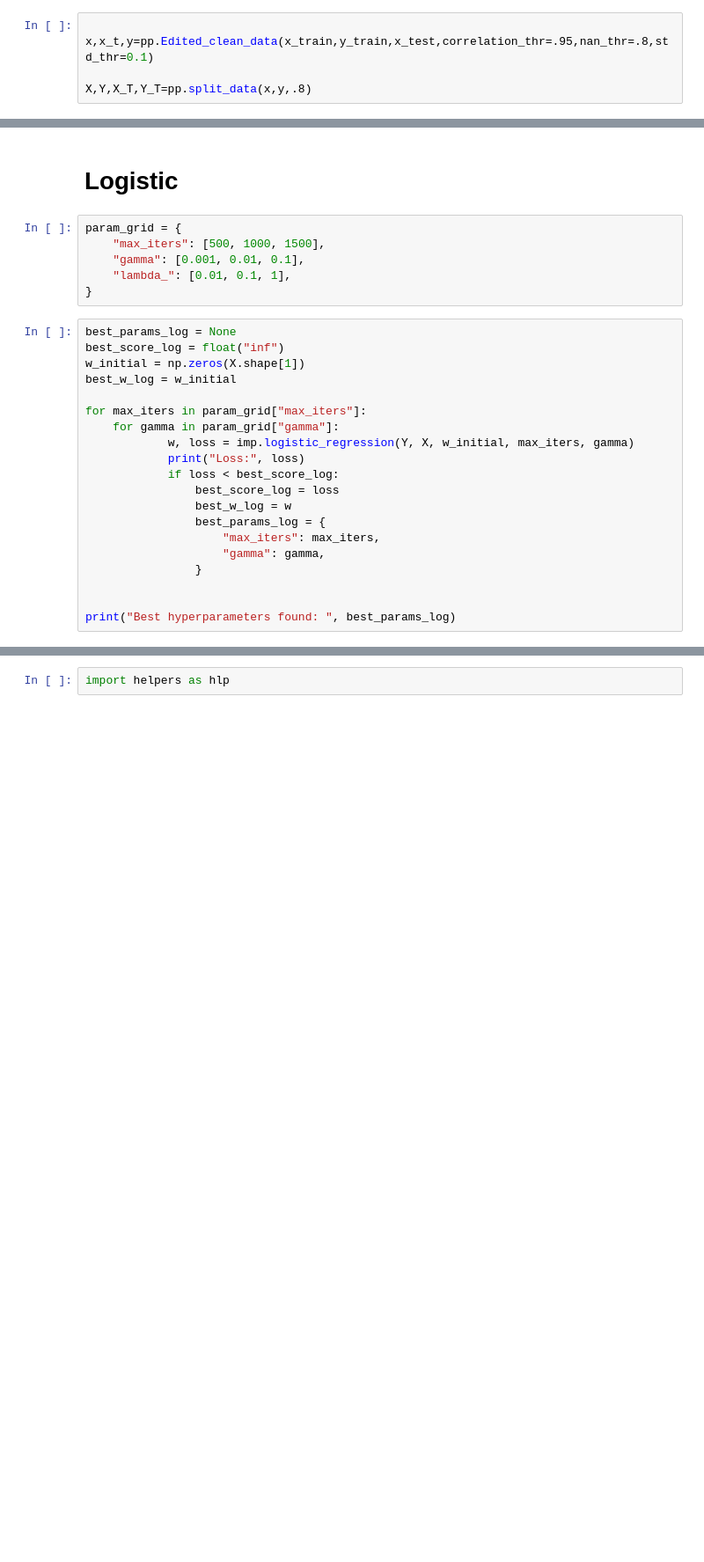
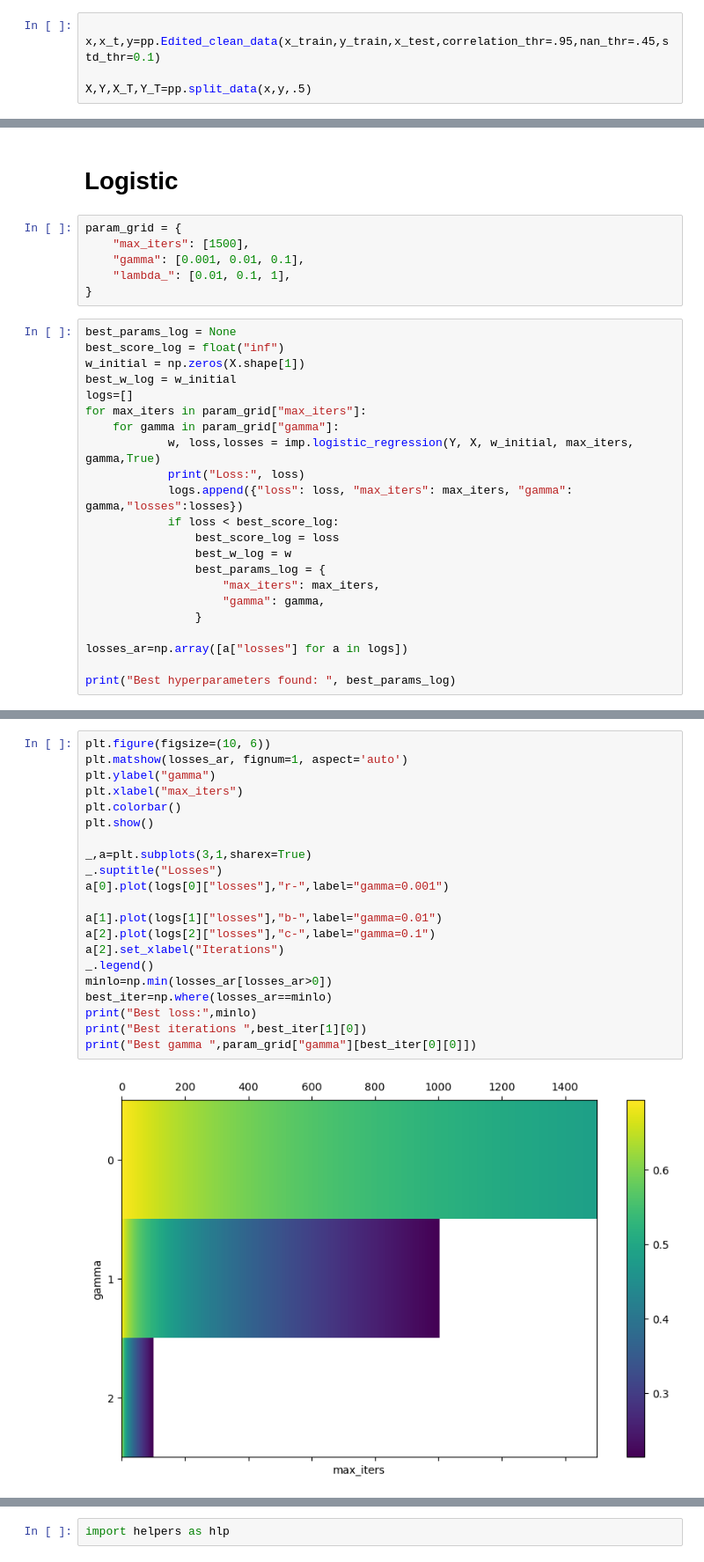
Before and after one commit to melinacherchali/CHD-Predictor, a Jupyter notebook: leo.ipynb, the cells around one changed output, grey strips where cells are left out. Shown at 88% size. Drawn from its saved outputs; the diff is of its cells as text; blank space fills up the shorter version.

Commit message:
new nan rule deletion, logistic return losses

```diff
--- a/leo.ipynb
+++ b/leo.ipynb
@@ -15,7 +15,7 @@ test_ids=np.load(path+"f_test_ids_.npy")
 train_ids=np.load(path+"f_train_ids_.npy")
 # %%
 
-x,x_t,y=pp.Edited_clean_data(x_train,y_train,x_test,correlation_thr=.95,nan_thr=.8,std_thr=0.1)
+x,x_t,y=pp.Edited_clean_data(x_train,y_train,x_test,correlation_thr=.95,nan_thr=.45,std_thr=0.1)
 
-X,Y,X_T,Y_T=pp.split_data(x,y,.8)
+X,Y,X_T,Y_T=pp.split_data(x,y,.5)
 # %% [output]
@@ -33,7 +35,7 @@ The cleaned x-data-to-predict has the following shape:  (109379, 171)
 # Logistic
 # %%
 param_grid = {
-    "max_iters": [500, 1000, 1500],
+    "max_iters": [1500],
     "gamma": [0.001, 0.01, 0.1],
     "lambda_": [0.01, 0.1, 1],
 }
@@ -42,11 +44,12 @@ best_params_log = None
 best_score_log = float("inf")
 w_initial = np.zeros(X.shape[1])
 best_w_log = w_initial
-
+logs=[]
 for max_iters in param_grid["max_iters"]:
     for gamma in param_grid["gamma"]:
-            w, loss = imp.logistic_regression(Y, X, w_initial, max_iters, gamma)
+            w, loss,losses = imp.logistic_regression(Y, X, w_initial, max_iters, gamma,True)
             print("Loss:", loss)
+            logs.append({"loss": loss, "max_iters": max_iters, "gamma": gamma,"losses":losses})
             if loss < best_score_log:
                 best_score_log = loss
                 best_w_log = w
@@ -55,6 +58,7 @@ for max_iters in param_grid["max_iters"]:
                     "gamma": gamma,
                 }
 
+losses_ar=np.array([a["losses"] for a in logs])
 
 print("Best hyperparameters found: ", best_params_log)
 # %% [output]
@@ -68,3 +66,26 @@ Loss: 0.13395547104010802
 Loss: nan
 Loss: nan
 Best hyperparameters found:  {'max_iters': 1500, 'gamma': 0.001}
+# %%
+plt.figure(figsize=(10, 6))
+plt.matshow(losses_ar, fignum=1, aspect='auto')
+plt.ylabel("gamma")
+plt.xlabel("max_iters")
+plt.colorbar()
+plt.show()
+
+_,a=plt.subplots(3,1,sharex=True)
+_.suptitle("Losses")
+a[0].plot(logs[0]["losses"],"r-",label="gamma=0.001")
+
+a[1].plot(logs[1]["losses"],"b-",label="gamma=0.01")
+a[2].plot(logs[2]["losses"],"c-",label="gamma=0.1")
+a[2].set_xlabel("Iterations")
+_.legend()
+minlo=np.min(losses_ar[losses_ar>0])
+best_iter=np.where(losses_ar==minlo)
+print("Best loss:",minlo)
+print("Best iterations ",best_iter[1][0])
+print("Best gamma ",param_grid["gamma"][best_iter[0][0]])
+# %% [output]
+[figure, added]
```
Also changed, not shown: parts of 7 cells of this notebook, 2 other files.
